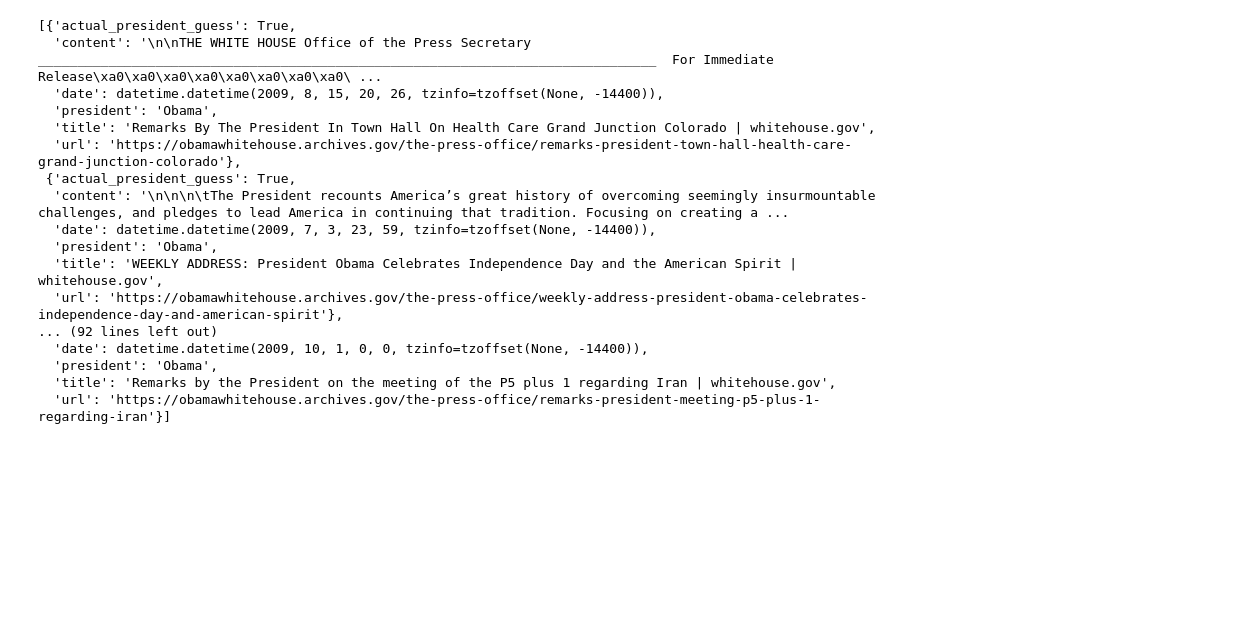
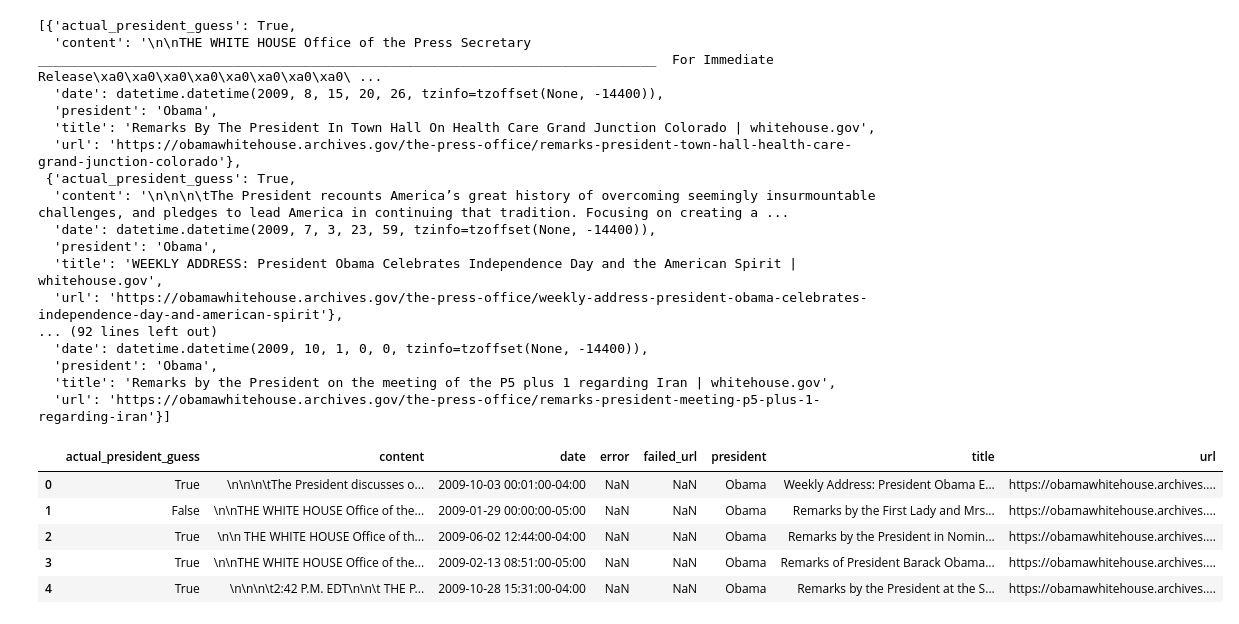
Before and after one commit to paultopia/obamatrump, a Jupyter notebook: gather-data.ipynb, the cells around one changed output. Drawn from its saved outputs; the diff is of its cells as text; code cells hidden in the pictures; blank space fills up the shorter version.

```diff
--- a/gather-data.ipynb
+++ b/gather-data.ipynb
@@ -516,3 +516,13 @@ for item in try3:
 # %%
 df3 = DataFrame(try3)
 df3.to_csv('partial-speeches3.csv', index=False)
+# %%
+# df2 will have errors in it though, I think...
+df2.head()
+# %% [output]
+|  | actual_president_guess | content | date | error | failed_url | president | title | url |
+| 0 | True | \n\n\n\tThe President discusses o... | 2009-10-03 00:01:00-04:00 | NaN | NaN | Obama | Weekly Address: President Obama E... | https://obamawhitehouse.archives.... |
+| 1 | False | \n\nTHE WHITE HOUSE Office of the... | 2009-01-29 00:00:00-05:00 | NaN | NaN | Obama | Remarks by the First Lady and Mrs... | https://obamawhitehouse.archives.... |
+| 2 | True | \n\n THE WHITE HOUSE Office of th... | 2009-06-02 12:44:00-04:00 | NaN | NaN | Obama | Remarks by the President in Nomin... | https://obamawhitehouse.archives.... |
+| 3 | True | \n\nTHE WHITE HOUSE Office of the... | 2009-02-13 08:51:00-05:00 | NaN | NaN | Obama | Remarks of President Barack Obama... | https://obamawhitehouse.archives.... |
+| 4 | True | \n\n\n\t2:42 P.M. EDT\n\n\t THE P... | 2009-10-28 15:31:00-04:00 | NaN | NaN | Obama | Remarks by the President at the S... | https://obamawhitehouse.archives.... |
```
Also changed, not shown: parts of 23 cells of this notebook, 6 other files.
